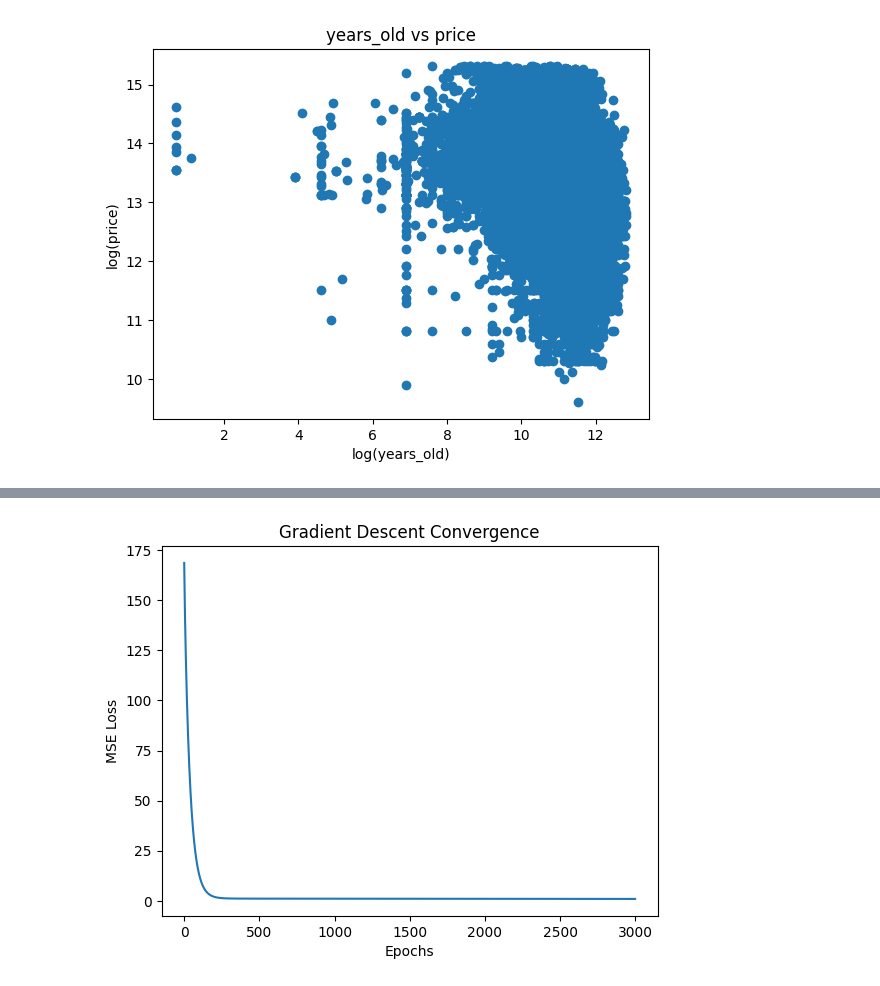
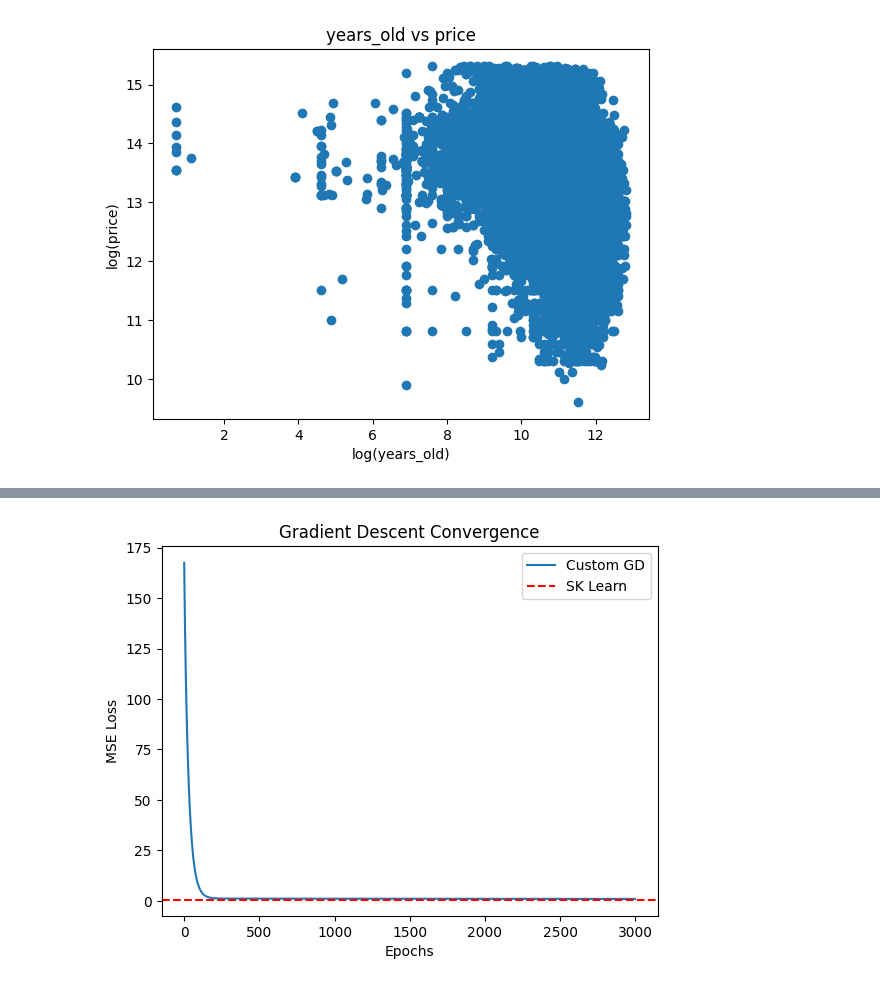
Before and after one commit to Vivekraj-adhikari/scratch-vs-sklearn, a Jupyter notebook: linear-regression/used_cars.ipynb, the cells around one changed output, grey strips where cells are left out. Saved outputs shown, nothing was run; the diff lists cells and outputs as text; code cells hidden in the pictures.

Commit message:
Plots comparison graph

```diff
--- a/linear-regression/used_cars.ipynb
+++ b/linear-regression/used_cars.ipynb
@@ -218,7 +218,7 @@ X_train, X_test, Y_train, Y_test = train_test_split(X, Y, train_size=0.8)
 model.fit(X_train, Y_train)
 
 prediction = model.predict(X_test)
-mse = mean_squared_error(Y_test, prediction)
-print(np.sqrt(mse))
+sk_mse = mean_squared_error(Y_test, prediction)
+print(np.sqrt(sk_mse))
 print(model.score(X_train, Y_train))
 # %% [output]
@@ -262,9 +246,11 @@ print(r2_score(Y_test, prediction))
 # %%
 plt.figure()
-plt.plot(model1.losses)
+plt.plot(model1.losses, label="Custom GD")
+plt.axhline(sk_mse, color="red", linestyle="--", label="SK Learn")
 plt.xlabel("Epochs")
 plt.ylabel("MSE Loss")
 plt.title("Gradient Descent Convergence")
+plt.legend()
 plt.show()
 # %% [output]
-[figure, old version]
+[figure, new version]
```
Also changed, not shown: parts of 2 cells of this notebook.
